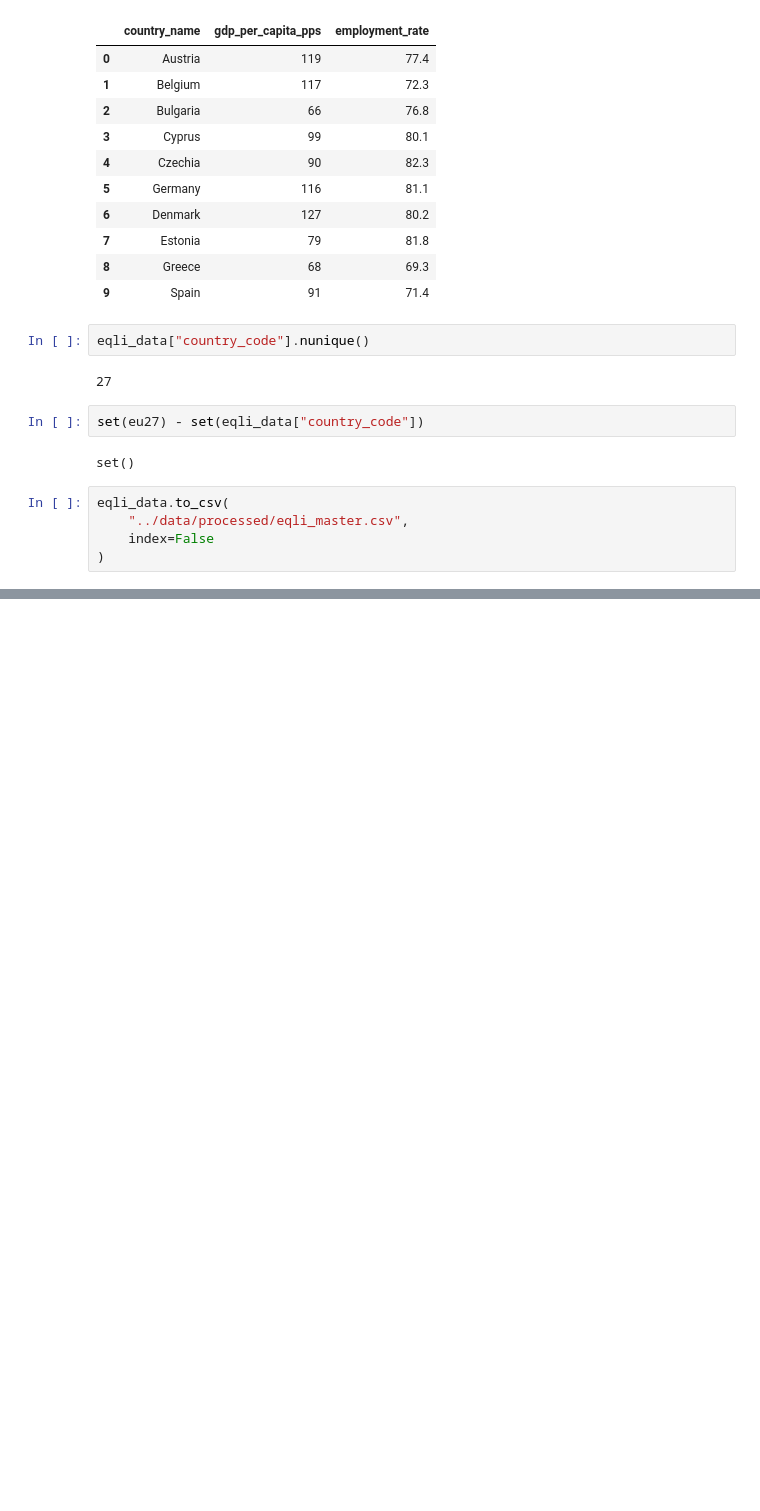
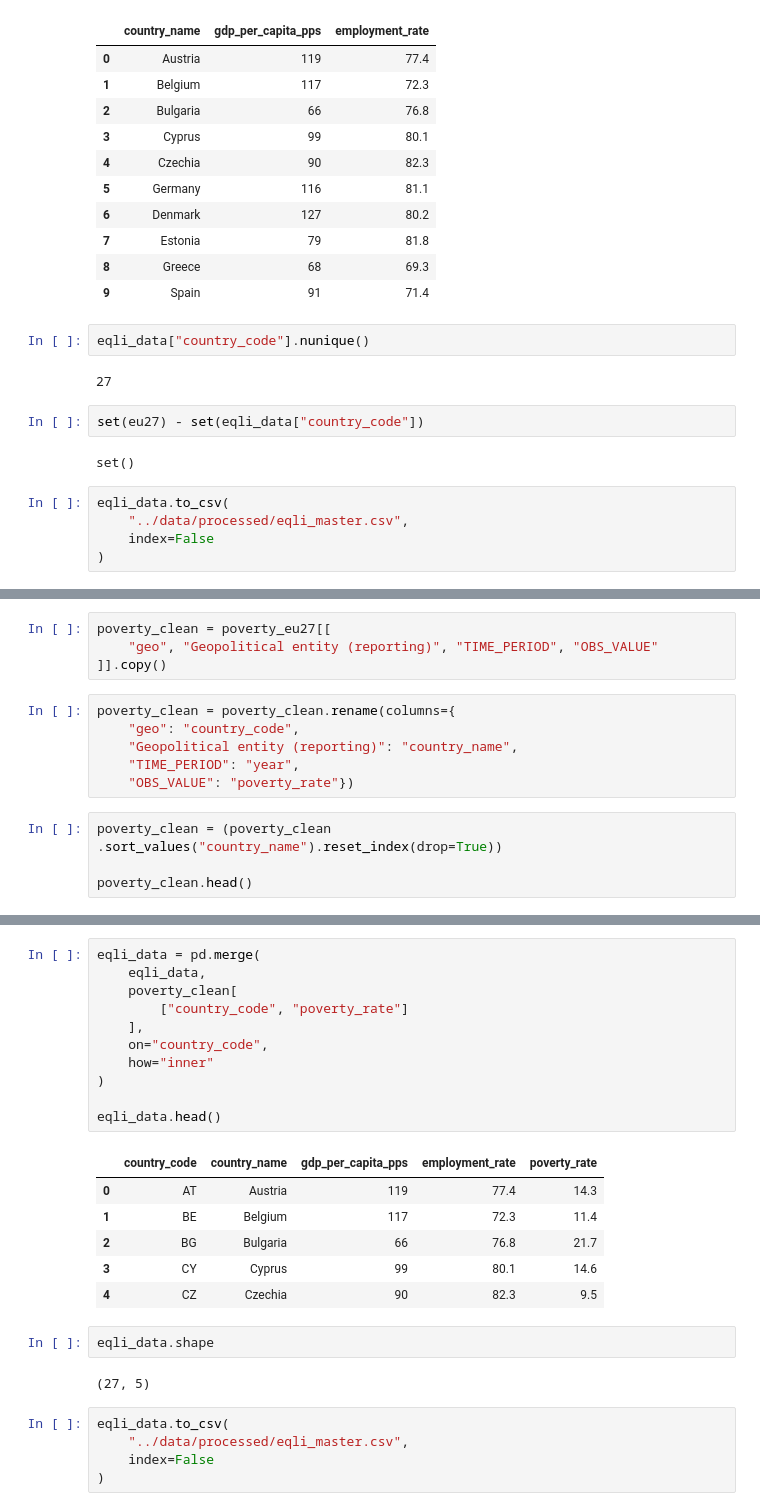
Before and after one commit to eljesam/DAV_Eljesa_Repeat, a Jupyter notebook: Notebooks/EQLI_analysis.ipynb, the cells around one changed output, grey strips where cells are left out. Saved outputs shown, nothing was run; the diff lists cells and outputs as text; blank space fills up the shorter version.

```diff
--- a/Notebooks/EQLI_analysis.ipynb
+++ b/Notebooks/EQLI_analysis.ipynb
@@ -350,0 +376,14 @@ eqli_data.to_csv(
+# %%
+poverty_clean = poverty_eu27[[
+    "geo", "Geopolitical entity (reporting)", "TIME_PERIOD", "OBS_VALUE"
+]].copy()
+# %%
+poverty_clean = poverty_clean.rename(columns={
+    "geo": "country_code",
+    "Geopolitical entity (reporting)": "country_name",
+    "TIME_PERIOD": "year",
+    "OBS_VALUE": "poverty_rate"})
+# %%
+poverty_clean = (poverty_clean .sort_values("country_name").reset_index(drop=True))
+
+poverty_clean.head()
@@ -350,0 +409,27 @@ eqli_data.to_csv(
+# %%
+eqli_data = pd.merge(
+    eqli_data,
+    poverty_clean[
+        ["country_code", "poverty_rate"]
+    ],
+    on="country_code",
+    how="inner"
+)
+
+eqli_data.head()
+# %% [output]
+|  | country_code | country_name | gdp_per_capita_pps | employment_rate | poverty_rate |
+| 0 | AT | Austria | 119 | 77.4 | 14.3 |
+| 1 | BE | Belgium | 117 | 72.3 | 11.4 |
+| 2 | BG | Bulgaria | 66 | 76.8 | 21.7 |
+| 3 | CY | Cyprus | 99 | 80.1 | 14.6 |
+| 4 | CZ | Czechia | 90 | 82.3 | 9.5 |
+# %%
+eqli_data.shape
+# %% [output]
+(27, 5)
+# %%
+eqli_data.to_csv(
+    "../data/processed/eqli_master.csv",
+    index=False
+)
```
Also changed, not shown: parts of 7 cells of this notebook, 2 other files.
